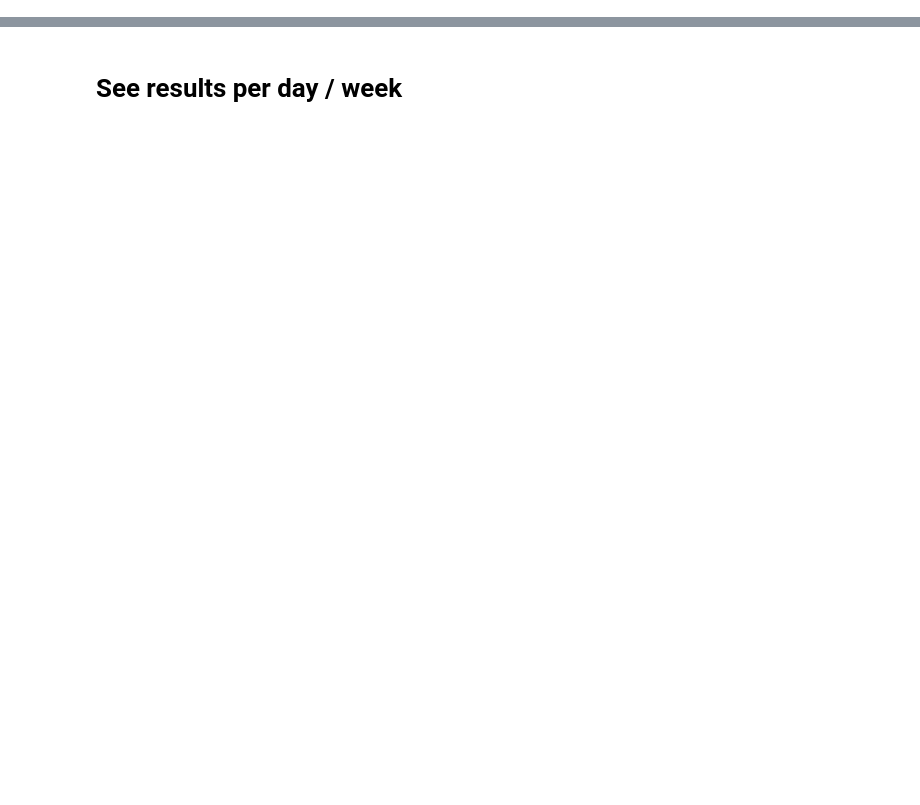
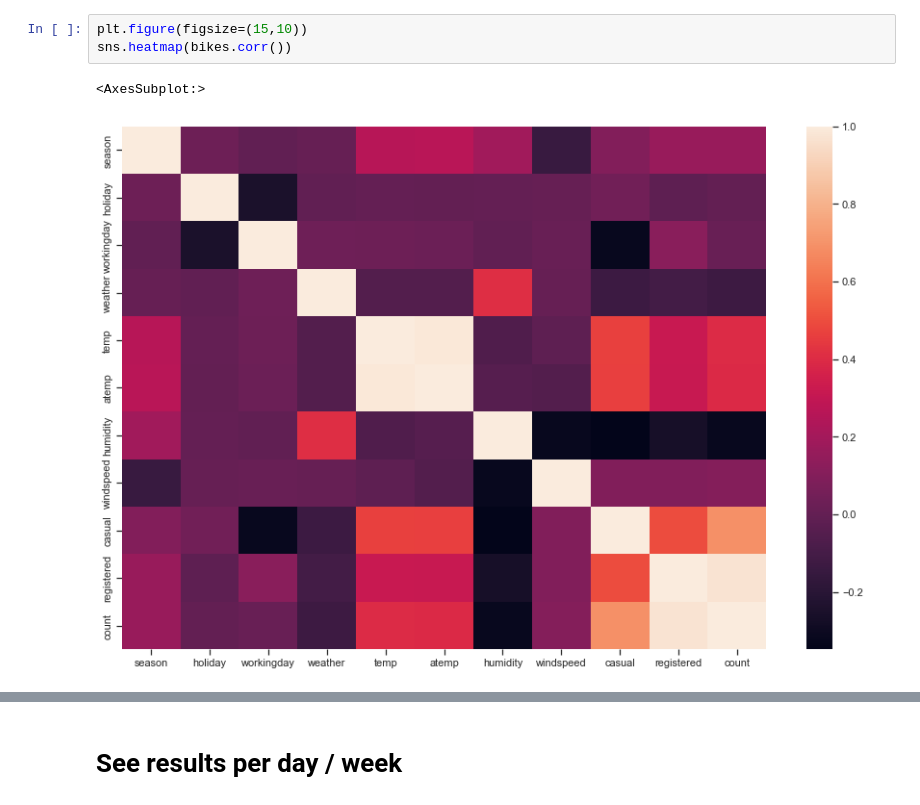
Before and after one commit to RosiNantis/Projects_from_Spiced_personal, a Jupyter notebook: week_3/spiced_encounters/3.1.date_time_pandas/bike_kag_intro.ipynb, the cells around one changed output, grey strips where cells are left out. Drawn from its saved outputs; the diff is of its cells as text; blank space fills up the shorter version.

```diff
--- a/week_3/spiced_encounters/3.1.date_time_pandas/bike_kag_intro.ipynb
+++ b/week_3/spiced_encounters/3.1.date_time_pandas/bike_kag_intro.ipynb
@@ -45,0 +167,6 @@ Timedelta('718 days 23:00:00')
+# %%
+plt.figure(figsize=(15,10))
+sns.heatmap(bikes.corr())
+# %% [output]
+<AxesSubplot:>
+[figure, added]
```
Also changed, not shown: parts of 26 cells of this notebook, 2 other files.
